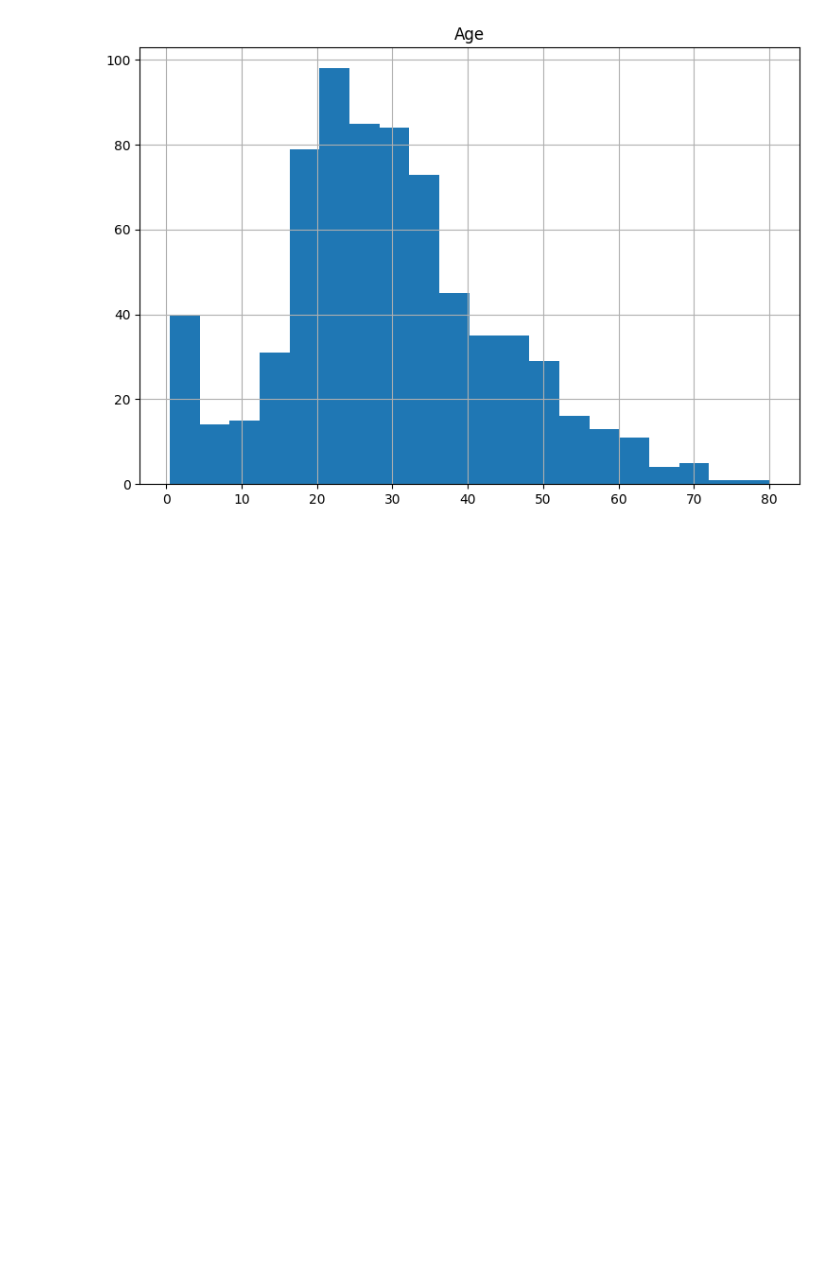
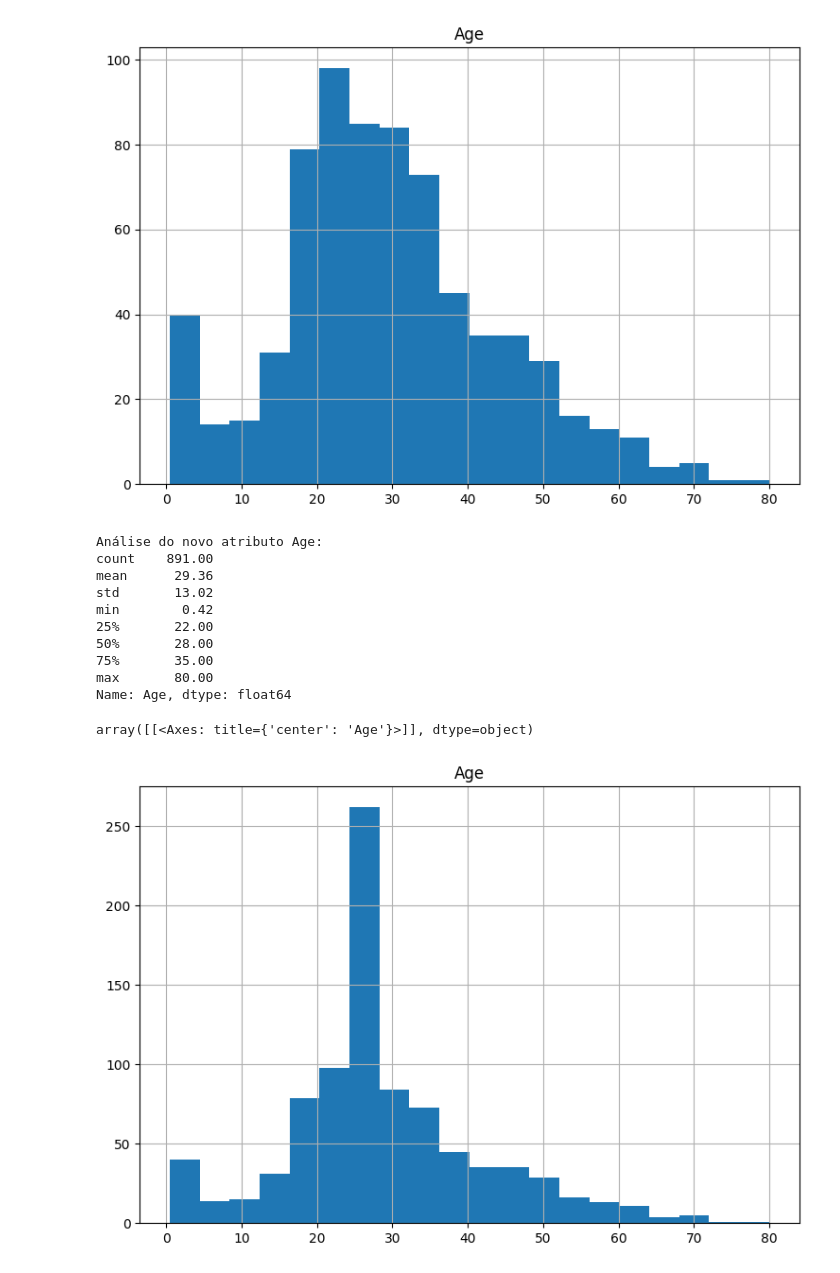
Before and after one commit to ihagoSantos/machine_learning, a Jupyter notebook: data_transformation.ipynb, the cells around one changed output. Saved outputs shown, nothing was run; the diff lists cells and outputs as text; code cells hidden in the pictures; blank space fills up the shorter version.

```diff
--- a/data_transformation.ipynb
+++ b/data_transformation.ipynb
@@ -184,3 +184,36 @@ titanic_train.hist(
 # %% [output]
 array([[<Axes: title={'center': 'Age'}>]], dtype=object)
 [figure]
+# %%
+# O dado possui uma distribuição próxima da normal. Vamos usar a mediana apra preencher os valores faltantes.
+mediana = np.median([ el for el in titanic_train['Age'] if (np.isnan(el) == False) ])
+
+new_age = np.where(
+    titanic_train['Age'].isnull(),  # condição
+    mediana,                        # valor se verdadeiro
+    titanic_train['Age']            # valor se falso
+)
+
+titanic_train['Age'] = new_age
+
+print('Análise do novo atributo Age:')
+print(titanic_train['Age'].describe())
+
+titanic_train.hist(
+    column='Age',
+    figsize=(9,6),
+    bins=20
+)
+# %% [output]
+Análise do novo atributo Age:
+count    891.00
+mean      29.36
+std       13.02
+min        0.42
+25%       22.00
+50%       28.00
+75%       35.00
+max       80.00
+Name: Age, dtype: float64
+array([[<Axes: title={'center': 'Age'}>]], dtype=object)
+[figure, added]
```
Also changed, not shown: parts of 7 cells of this notebook.
